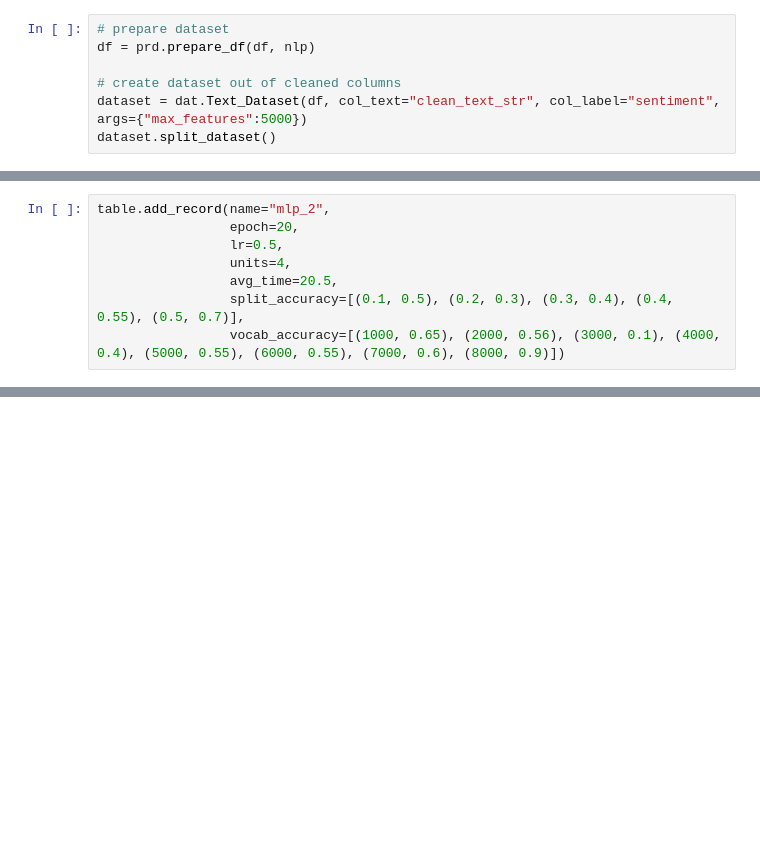
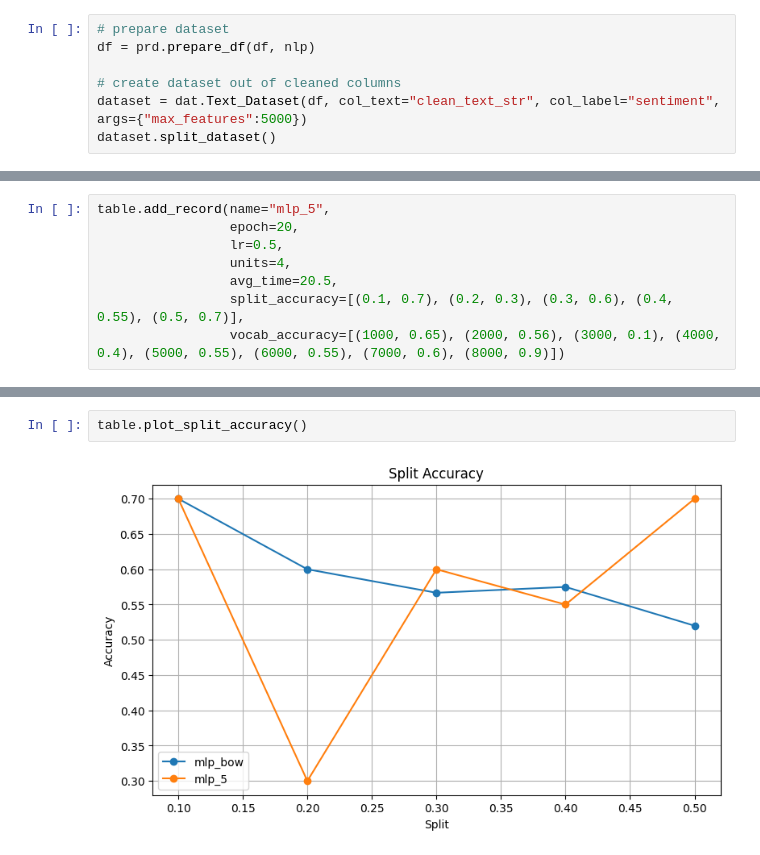
Before and after one commit to aleksKaluski/neural_network_comparision, a Jupyter notebook: experiments.ipynb, the cells around one changed output, grey strips where cells are left out. Cells and saved outputs as stored; diff of their text form; blank space fills up the shorter version.

Commit message:
+plot_split_accuracy

```diff
--- a/experiments.ipynb
+++ b/experiments.ipynb
@@ -68,9 +77,9 @@ Adding a new record with params: name: mlp_bow, epoch: 100.0, lr: 0.216159081491
 # %%
-table.add_record(name="mlp_2",
+table.add_record(name="mlp_5",
                  epoch=20,
                  lr=0.5,
                  units=4,
                  avg_time=20.5,
-                 split_accuracy=[(0.1, 0.5), (0.2, 0.3), (0.3, 0.4), (0.4, 0.55), (0.5, 0.7)],
+                 split_accuracy=[(0.1, 0.7), (0.2, 0.3), (0.3, 0.6), (0.4, 0.55), (0.5, 0.7)],
                  vocab_accuracy=[(1000, 0.65), (2000, 0.56), (3000, 0.1), (4000, 0.4), (5000, 0.55), (6000, 0.55), (7000, 0.6), (8000, 0.9)])
 # %% [output]
@@ -97,0 +115,4 @@ Data columns (total 7 columns):
+# %%
+table.plot_split_accuracy()
+# %% [output]
+[figure, added]
```
Also changed, not shown: parts of 8 cells of this notebook, 1 other file.
